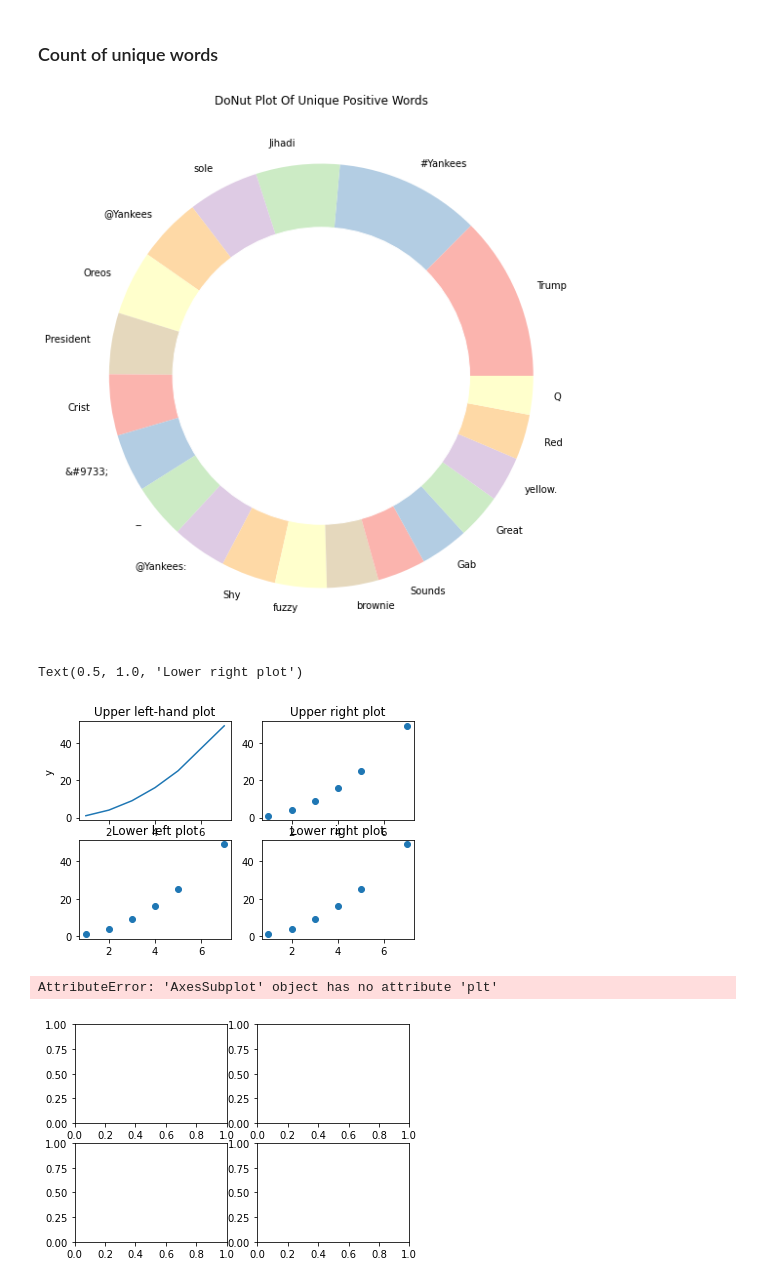
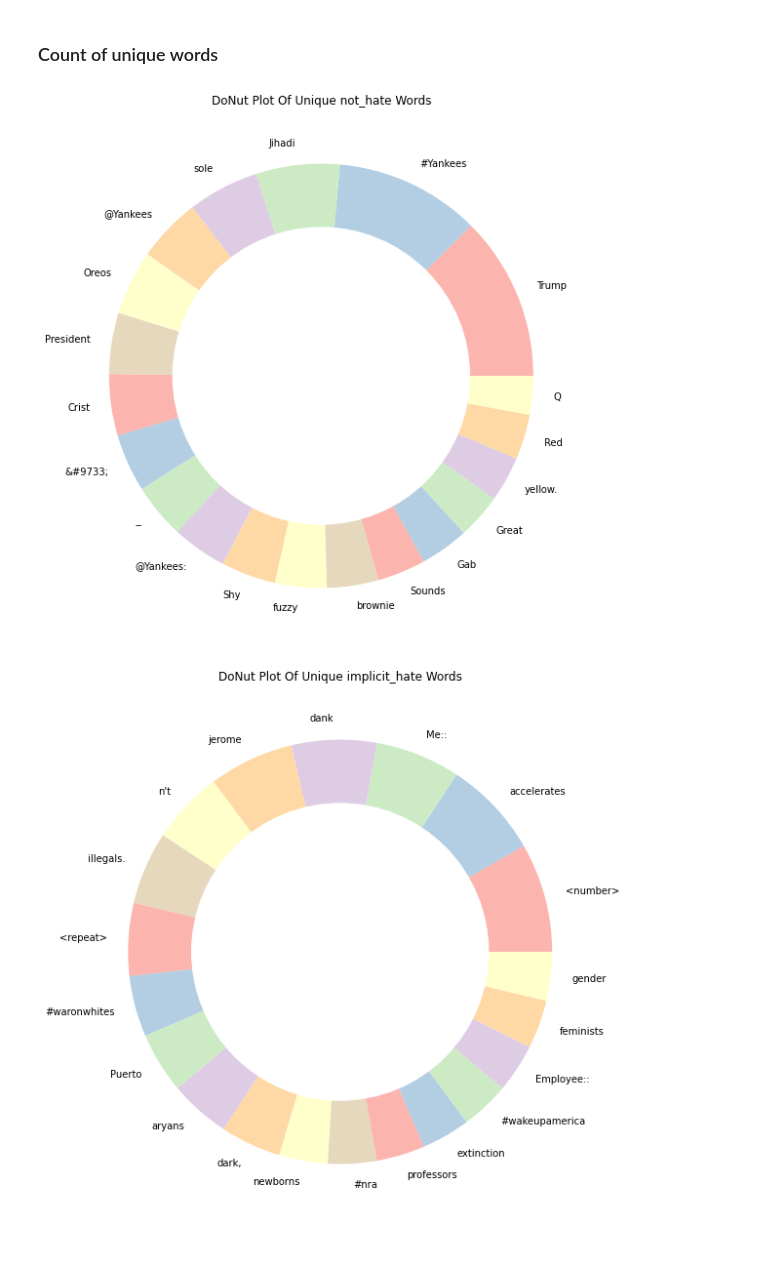
Before and after one commit to uadR1/nlphatespeech, a Jupyter notebook: Hina/count_words_per_class.ipynb, the cells around one changed output. Drawn from its saved outputs; the diff is of its cells as text; code cells hidden in the pictures; blank space fills up the shorter version.

```diff
--- a/Hina/count_words_per_class.ipynb
+++ b/Hina/count_words_per_class.ipynb
@@ -334,7 +312,7 @@ my_circle=plt.Circle((0,0), 0.7, color='white')
 plt.pie(Unique_not_hate['count'], labels=Unique_not_hate.words, colors=Pastel1_7.hex_colors)
 p=plt.gcf()
 p.gca().add_artist(my_circle)
-plt.title('DoNut Plot Of Unique Positive Words')
+plt.title('DoNut Plot Of Unique not_hate Words')
 plt.show()
 # %% [output]
-[figure, old version]
+[figure, new version]
@@ -344,38 +319,10 @@ y_rand=[1,4,9,16,25,49]
-# %%
-fig, axarr = plt.subplots(2, 2) # generate figure and axis array
-
-axarr[0][0].plot(x_rand, y_rand)
-axarr[0][0].set_title("Upper left-hand plot")
-axarr[0][0].set_xlabel("x")
-axarr[0][0].set_ylabel("y")
-
-axarr[0][1].scatter(x_rand, y_rand)
-axarr[0][1].set_title("Upper right plot")
-
-axarr[1][0].scatter(x_rand, y_rand)
-axarr[1][0].set_title("Lower left plot")
-
-axarr[1][1].scatter(x_rand, y_rand)
-axarr[1][1].set_title("Lower right plot")
-# %% [output]
-Text(0.5, 1.0, 'Lower right plot')
-[figure, removed]
 # %%
-
-fig, axarr = plt.subplots(2, 2) # generate figure and axis array
-list_class=[Unique_not_hate,Unique_implicit_hate,Unique_explicit_hate,Uniqueoffensive]
-idx =0
-
-for i in range(2):
-    for j in range(2):
-        axarr[i][j].plt.figure(figsize=(16,10))
-        my_circle=plt.Circle((0,0), 0.7, color='white')
-        plt.pie(list_class[idx]['count'], labels=list_class[idx].words, colors=Pastel1_7.hex_colors)
-        p=plt.gcf()
-        p.gca().add_artist(my_circle)
-        plt.title('DoNut Plot Of '+list_class[idx]+' Words')
-        axarr[i][j].plt.show()
-        idx=+1
+plt.figure(figsize=(16,10))
+my_circle=plt.Circle((0,0), 0.7, color='white')
+plt.pie(Unique_implicit_hate['count'], labels=Unique_implicit_hate.words, colors=Pastel1_7.hex_colors)
+p=plt.gcf()
+p.gca().add_artist(my_circle)
+plt.title('DoNut Plot Of Unique implicit_hate Words')
+plt.show()
 # %% [output]
-AttributeError: 'AxesSubplot' object has no attribute 'plt'
-[figure, old version]
+[figure, new version]
```
Also changed, not shown: parts of 6 cells of this notebook.
